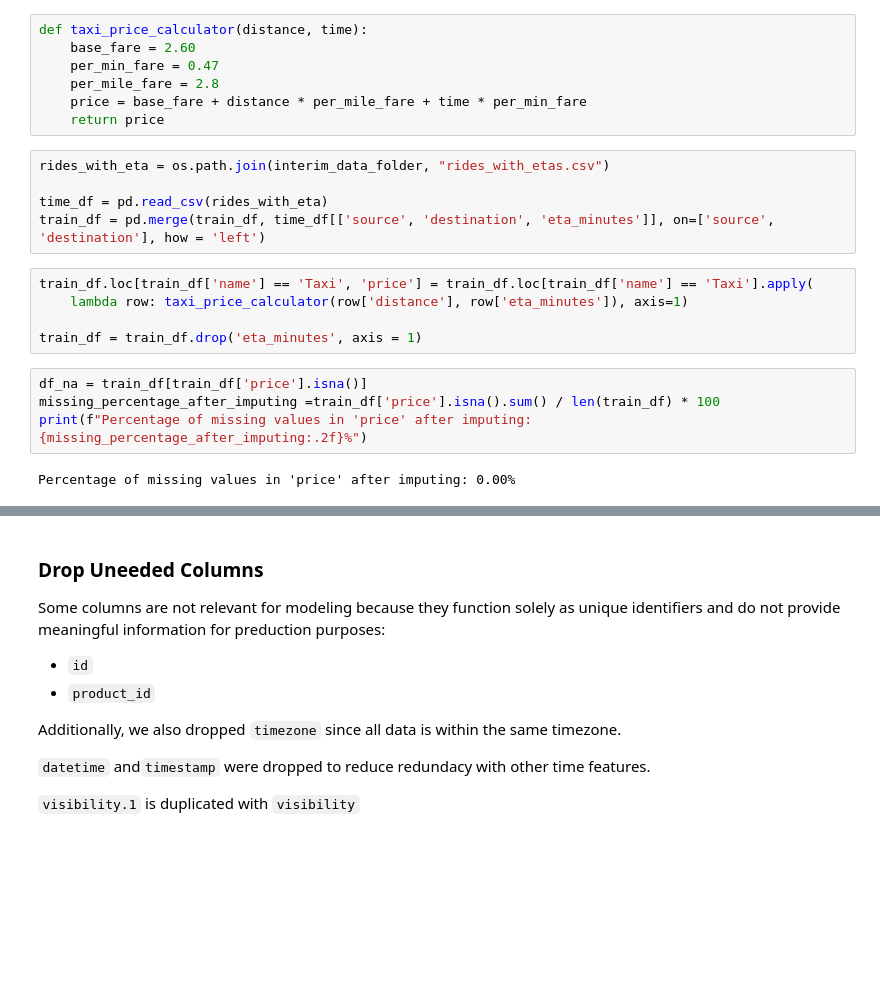
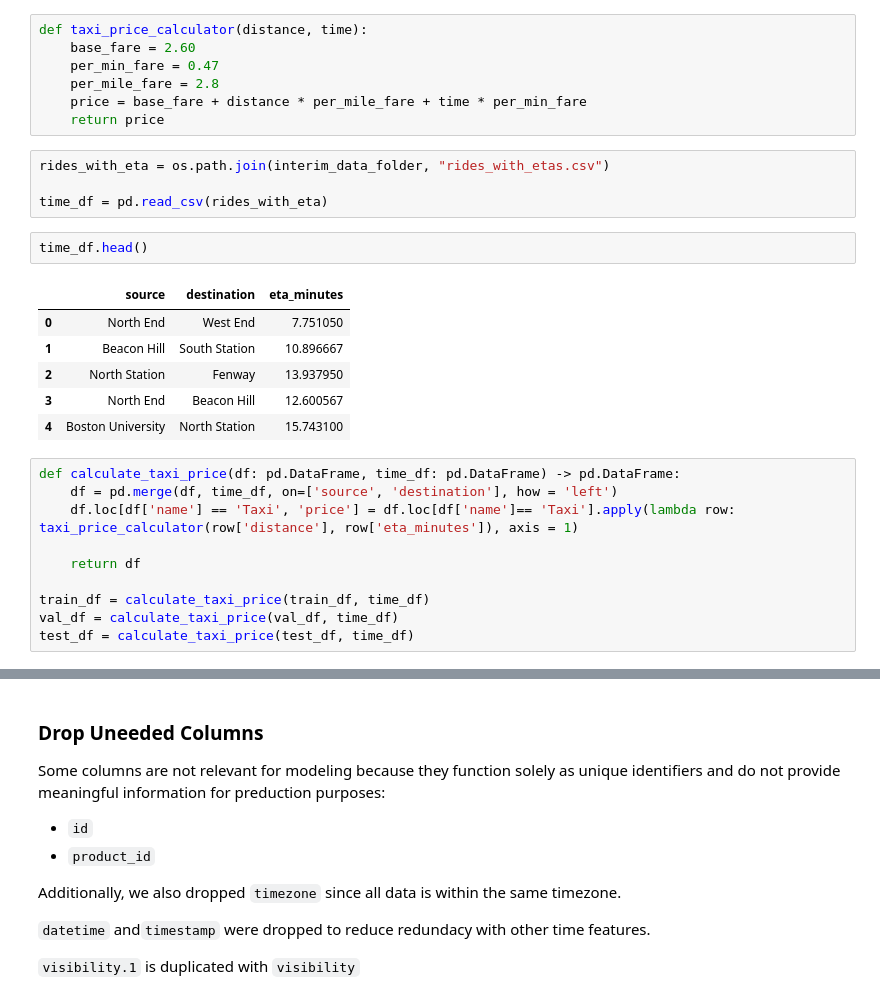
Before and after one commit to carrieyxia/ADAN8888.01_Fall_24_Applied_Analytics_Project, a Jupyter notebook: notebooks/week5_notebook.ipynb, the cells around one changed output, grey strips where cells are left out. Cells and saved outputs as stored; diff of their text form; blank space fills up the shorter version.

```diff
--- a/notebooks/week5_notebook.ipynb
+++ b/notebooks/week5_notebook.ipynb
@@ -255,15 +255,22 @@ def taxi_price_calculator(distance, time):
 rides_with_eta = os.path.join(interim_data_folder, "rides_with_etas.csv")
 
 time_df = pd.read_csv(rides_with_eta)
-train_df = pd.merge(train_df, time_df[['source', 'destination', 'eta_minutes']], on=['source', 'destination'], how = 'left')
+# %%
+time_df.head()
+# %% [output]
+|  | source | destination | eta_minutes |
+| 0 | North End | West End | 7.751050 |
+| 1 | Beacon Hill | South Station | 10.896667 |
+| 2 | North Station | Fenway | 13.937950 |
+| 3 | North End | Beacon Hill | 12.600567 |
+| 4 | Boston University | North Station | 15.743100 |
 # %%
-train_df.loc[train_df['name'] == 'Taxi', 'price'] = train_df.loc[train_df['name'] == 'Taxi'].apply(
-    lambda row: taxi_price_calculator(row['distance'], row['eta_minutes']), axis=1)
+def calculate_taxi_price(df: pd.DataFrame, time_df: pd.DataFrame) -> pd.DataFrame:
+    df = pd.merge(df, time_df, on=['source', 'destination'], how = 'left')
+    df.loc[df['name'] == 'Taxi', 'price'] = df.loc[df['name']== 'Taxi'].apply(lambda row: taxi_price_calculator(row['distance'], row['eta_minutes']), axis = 1)
 
-train_df = train_df.drop('eta_minutes', axis = 1)
+    return df
+
+train_df = calculate_taxi_price(train_df, time_df)
+val_df = calculate_taxi_price(val_df, time_df)
+test_df = calculate_taxi_price(test_df, time_df)
-# %%
-df_na = train_df[train_df['price'].isna()]
-missing_percentage_after_imputing =train_df['price'].isna().sum() / len(train_df) * 100
-print(f"Percentage of missing values in 'price' after imputing: {missing_percentage_after_imputing:.2f}%")
-# %% [output]
-Percentage of missing values in 'price' after imputing: 0.00%
```
Also changed, not shown: parts of 1 cell of this notebook, 3 other files.
